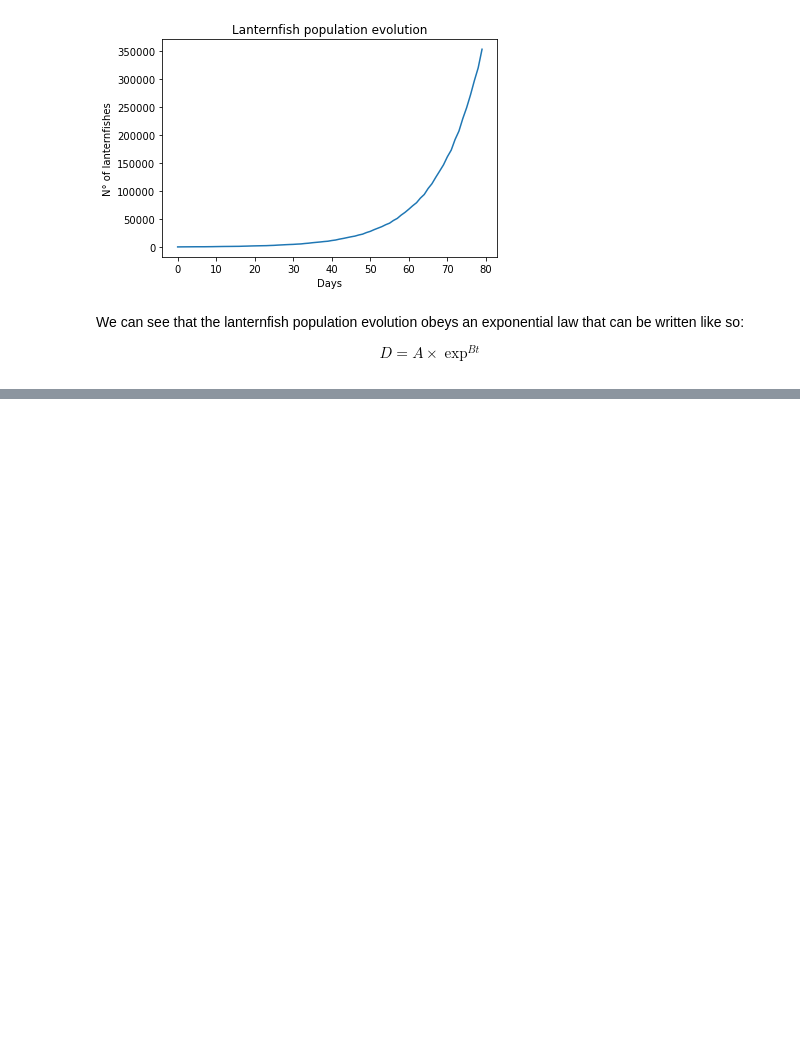
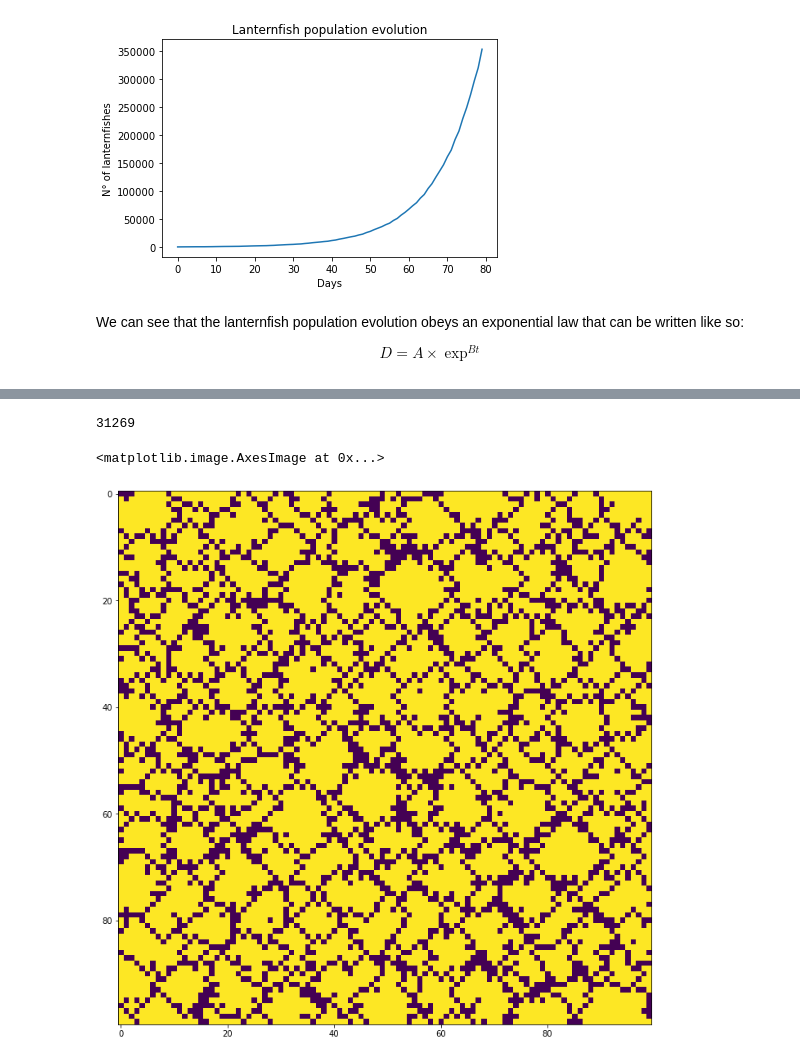
Before and after one commit to sboomi/advent-of-code, a Jupyter notebook: code/2021/python/nb/aoc-2021-day-6-10.ipynb, the cells around one changed output, grey strips where cells are left out. Drawn from its saved outputs; the diff is of its cells as text; code cells hidden in the pictures; blank space fills up the shorter version.

```diff
--- a/code/2021/python/nb/aoc-2021-day-6-10.ipynb
+++ b/code/2021/python/nb/aoc-2021-day-6-10.ipynb
@@ -77,0 +158,15 @@ $$
+# %%
+diff = (heightmap * multiply_mask) - (np.vstack([heightmap[1:, :], np.zeros((1, 100))] )+ np.hstack([heightmap[:, 1:], np.zeros((100, 1))] )+ np.vstack([np.zeros((1, 100)), heightmap[:-1, :]])+ np.hstack([np.zeros((100,1)) , heightmap[:, :-1]]))
+
+(heightmap[diff < 0] + 1).sum()
+# %% [output]
+31269
+# %%
+plt, ax = plt.subplots(figsize=(12, 12))
+
+basins = heightmap != 9
+
+ax.imshow(basins)
+# %% [output]
+<matplotlib.image.AxesImage at 0x...>
+[figure, added]
```
Also changed, not shown: parts of 6 cells of this notebook, 6 other files.
